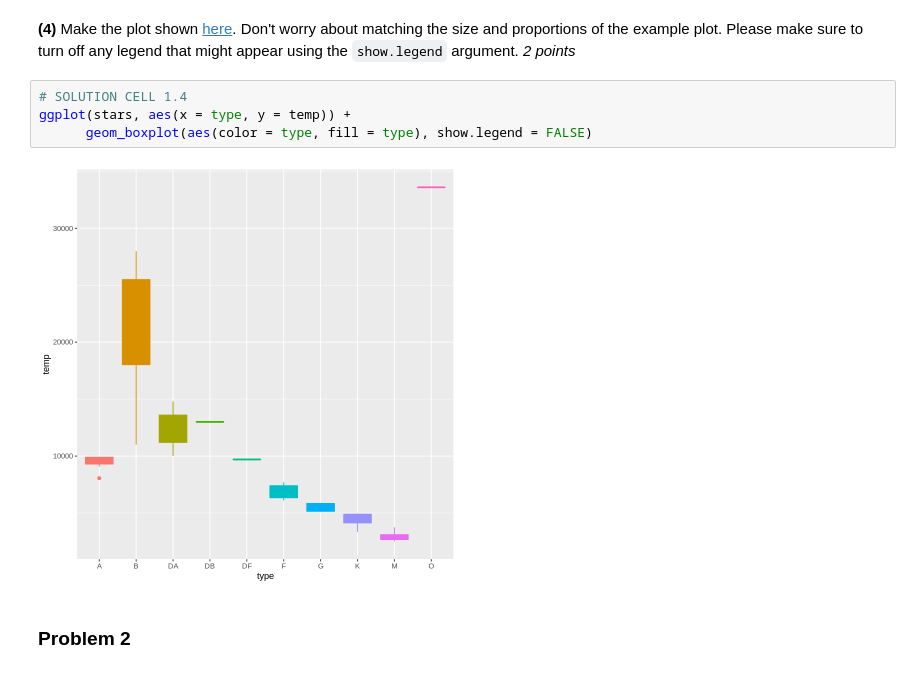
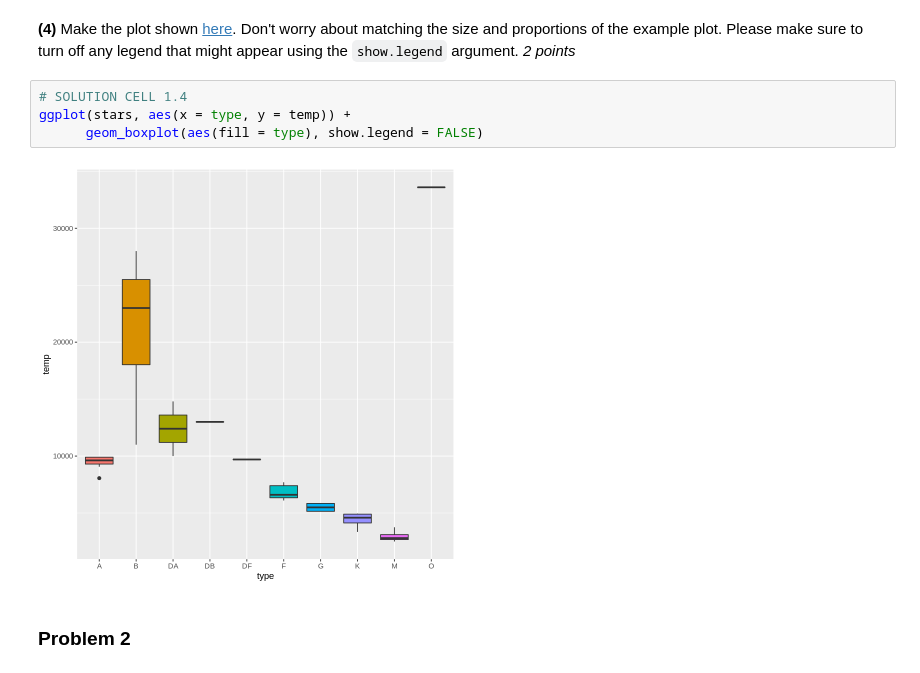
Before and after one commit to lucyduan/mdst, a Jupyter notebook: Copy_of_final.ipynb, the cells around one changed output. Drawn from its saved outputs; the diff is of its cells as text.

```diff
--- a/Copy_of_final.ipynb
+++ b/Copy_of_final.ipynb
@@ -114,9 +114,9 @@ A tibble: 14 × 5
 # %%
 # SOLUTION CELL 1.4
 ggplot(stars, aes(x = type, y = temp)) +
-      geom_boxplot(aes(color = type, fill = type), show.legend = FALSE)
+      geom_boxplot(aes(fill = type), show.legend = FALSE)
 # %% [output]
-[figure, old version]
+[figure, new version]
 # %% [markdown]
 ### Problem 2
 # %% [markdown]
```
